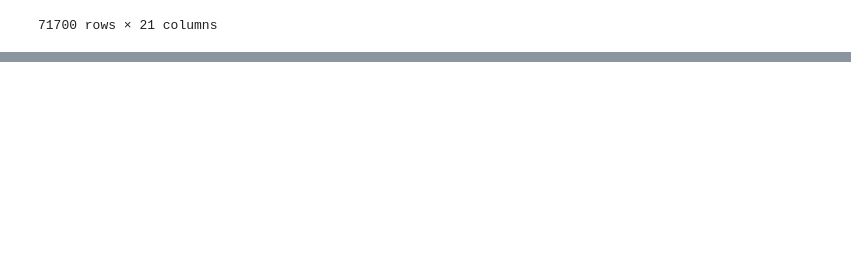
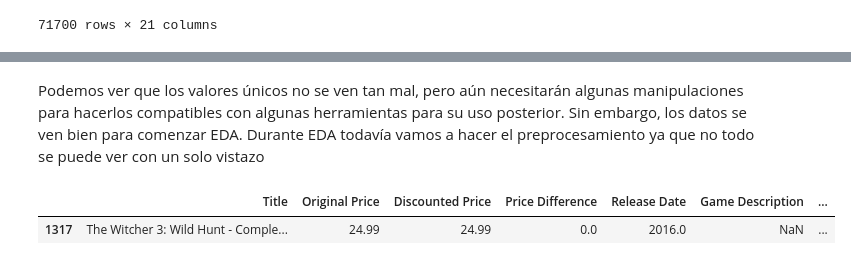
Before and after one commit to profito69/recomendacion-pc1, a Jupyter notebook: Preprocesamiento.ipynb, the cells around one changed output, grey strips where cells are left out. Saved outputs shown, nothing was run; the diff lists cells and outputs as text; code cells hidden in the pictures; blank space fills up the shorter version.

```diff
--- a/Preprocesamiento.ipynb
+++ b/Preprocesamiento.ipynb
@@ -663,0 +911,13 @@ df
+# %%
+def extract_storage(storage_str):
+    if pd.isna(storage_str):
+        return np.nan
+    matches = re.findall(r'(\d+\.?\d*)\s*(GB|MB)', storage_str)
+
+    if matches:
+        size, unit = matches[0]
+        return f"{size}{unit}"
+    else:
+        return None
+
+df['Storage_Clean'] = df['Storage'].apply(extract_storage)
@@ -663,0 +944,2 @@ df
+# %%
+df.replace(['N/A', '<NA>','unknown', 'Unknown'], np.nan, inplace=True)
@@ -663,0 +956,4 @@ df
+# %%
+columns_to_drop = ['Graphics', 'DirectX', 'Storage', 'Link', 'DirectX', 'Minimum Requirements']
+df = df.drop(columns = columns_to_drop)
+df
@@ -663,0 +974,2 @@ df
+# %%
+df['Reviews_number'] = df['Reviews_number'].replace(pd.NA, np.nan)
@@ -664,2 +1014,9 @@ df
+# %% [markdown]
+Podemos ver que los valores únicos no se ven tan mal, pero aún necesitarán algunas manipulaciones para hacerlos compatibles con algunas herramientas para su uso posterior. Sin embargo, los datos se ven bien para comenzar EDA. Durante EDA todavía vamos a hacer el preprocesamiento ya que no todo se puede ver con un solo vistazo
 # %%
 df.to_csv('for_EDA_fixed.csv', index=False, encoding='utf-8')
+# %%
+df[df['Title'] == 'The Witcher 3: Wild Hunt - Complete Edition']
+# %% [output]
+|  | Title | Original Price | Discounted Price | Price Difference | Release Date | Game Description | ... |
+| 1317 | The Witcher 3: Wild Hunt - Comple... | 24.99 | 24.99 | 0.0 | 2016.0 | NaN | ... |
```
Also changed, not shown: parts of 50 cells of this notebook, 2 other files.
